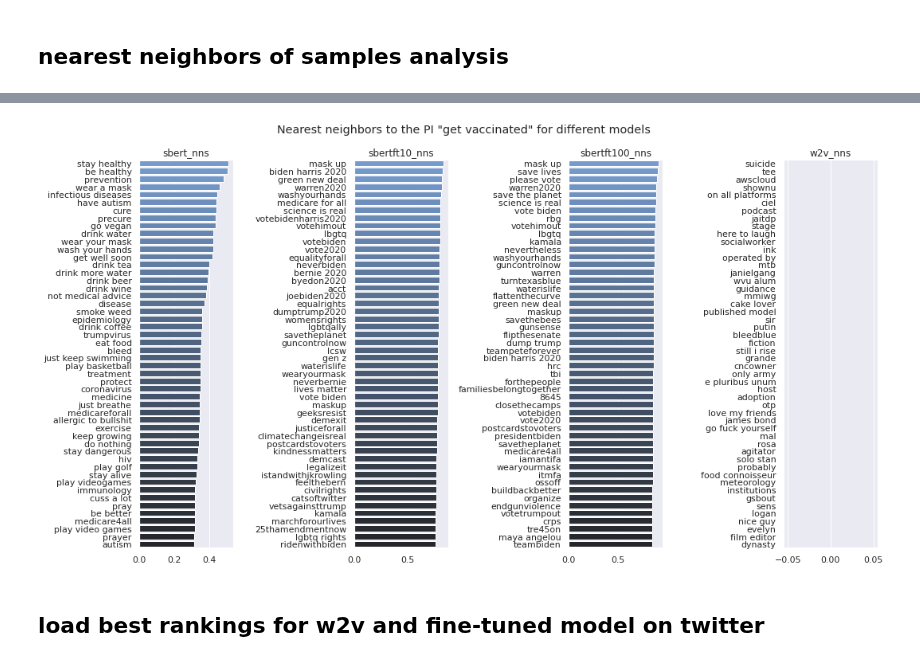
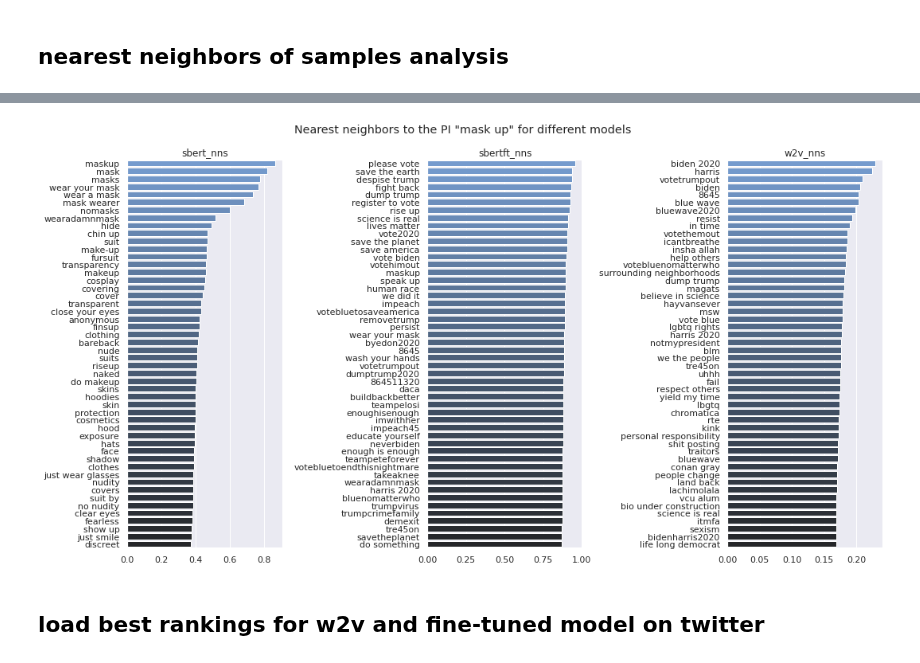
Before and after one commit to navidmdn/identity_embedding, a Jupyter notebook: pi2v.ipynb, the cells around one changed output, grey strips where cells are left out. Saved outputs shown, nothing was run; the diff lists cells and outputs as text; code cells hidden in the pictures.

```diff
--- a/pi2v.ipynb
+++ b/pi2v.ipynb
@@ -2428,7 +2501,7 @@ def get_contextual_emb(model, word_list, w2v, tokenizer):
     if tokenizer is None:
         res = get_sbertbased_results_batched(model, [ctxt,], bs=512).numpy()
     else:
-        res = get_results_batched(model, tokenizer, [ctxt,], average_k_layers=3, bs=512).numpy()
+        res = get_results_batched(model, tokenizer, [ctxt,], average_k_layers=1, bs=512).numpy()
 
     return res[0]
 
@@ -3773,13 +4105,16 @@ res_df
 # %%
-fig, ax = plt.subplots(1, 3, figsize=(15,5))
+fig, ax = plt.subplots(1, 3, figsize=(18,5))
 
 g = sns.barplot(data=res_df, x='model', y='avg_rank', hue='dataset', ax=ax[0])
+# g.axhline(df[df.model=='w2v']['avg_rank'].item(), color='r')
 g.legend_.remove()
-# res_df['avg_score'] = (res_df['avg_score'] - min(res_df['avg_score'])) / (max(res_df['avg_score']) - min(res_df['avg_score']))
+
 g = sns.barplot(data=res_df, x='model', y='avg_score', hue='dataset', ax=ax[1])
+# g.axhline(df[df.model=='w2v']['avg_score'].item(), color='r')
 g.legend_.remove()
 
 g = sns.barplot(data=res_df, x='model', y='top1percent_acc', hue='dataset', ax=ax[2])
+# g.axhline(df[df.model=='w2v']['top1percent_acc'].item(), color='r')
 g.legend_.remove()
 
 handles, labels = ax[2].get_legend_handles_labels()
@@ -3878,18 +4213,18 @@ for bio in tqdm(twitter_bios):
             twitter_cntr.update([pi])
 
 
-with open('data/wiki_cleaned_train_bios_3.pkl', 'rb') as f:
-    wiki_bios = pickle.load(f)
+# with open('data/wiki_cleaned_train_bios_3.pkl', 'rb') as f:
+#     wiki_bios = pickle.load(f)
 
-wiki_cntr = Counter()
+# wiki_cntr = Counter()
 
-_, wiki_ys = zip(*fixed_target_wiki_clm_ds)
-y_set = set(wiki_ys)
+# _, wiki_ys = zip(*fixed_target_wiki_clm_ds)
+# y_set = set(wiki_ys)
 
-for bio in tqdm(wiki_bios):
-    for pi in bio:
-        if pi in y_set:
-            wiki_cntr.update([pi])
+# for bio in tqdm(wiki_bios):
+#     for pi in bio:
+#         if pi in y_set:
+#             wiki_cntr.update([pi])
 # %%
 import seaborn as sns
 import numpy as np
@@ -4063,8 +4404,8 @@ import seaborn as sns
 
 
 def visualize_nns(pi, topk=30):
-#     assert pi in w2v_twitter_negsamp_model.wv.key_to_index
-
+    assert pi in w2v_twitter_negsamp_model.wv.key_to_index
+    #TODO: change the pi dict
     models = {
         'sbert_nns': calculate_nearest_neighbors(
             model=sbert_model,
@@ -4075,15 +4416,7 @@ def visualize_nns(pi, topk=30):
             topk=topk
         ),
 
-        'sbertft10_nns': calculate_nearest_neighbors(
-            model=twitter_ft_sbert_10p,
-            tokenizer=None,
-            pi=pi,
-            pi_dict=twitter_target_restricted_pis,
-            default_encoder=True,
-            topk=topk
-        ),
-        'sbertft100_nns': calculate_nearest_neighbors(
+        'sbertft_nns': calculate_nearest_neighbors(
             model=twitter_ft_sbert,
             tokenizer=None,
             pi=pi,
@@ -4096,36 +4429,36 @@ def visualize_nns(pi, topk=30):
         'w2v_nns': calculate_nearest_neighbors(
             model=w2v_twitter_negsamp_model,
             tokenizer=None,
             pi=pi,
             pi_dict=twitter_target_restricted_pis,
             w2v=True,
             topk=topk
         )
     }
 
 
-    fig, axes = plt.subplots(1, 4, figsize=(15, 8))
+    fig, axes = plt.subplots(1, 3, figsize=(15, 8))
     fig.suptitle(f'Nearest neighbors to the PI "{pi}" for different models')
 
     cplt = sns.dark_palette("#69d", topk, reverse=True)
 
     for i , (model_name, nns) in enumerate(models.items()):
 
         nns = sorted(nns, key=lambda x: x[1])
         sns.barplot(
             ax=axes[i],
             x=[x[2] for x in nns],
             y=[x[0] for x in nns],
             palette=np.array(cplt)[[x[1]-1 for x in nns]],
         ).set(title=model_name)
 
 
     fig.tight_layout()
     plt.show()
 
-visualize_nns("get vaccinated", topk=50)
+visualize_nns("mask up", topk=50)
 # %% [output]
-[figure, old version]
+[figure, new version]
 # %% [markdown]
 ## load best rankings for w2v and fine-tuned model on twitter
 # %%
```
Also changed, not shown: parts of 65 cells of this notebook.
